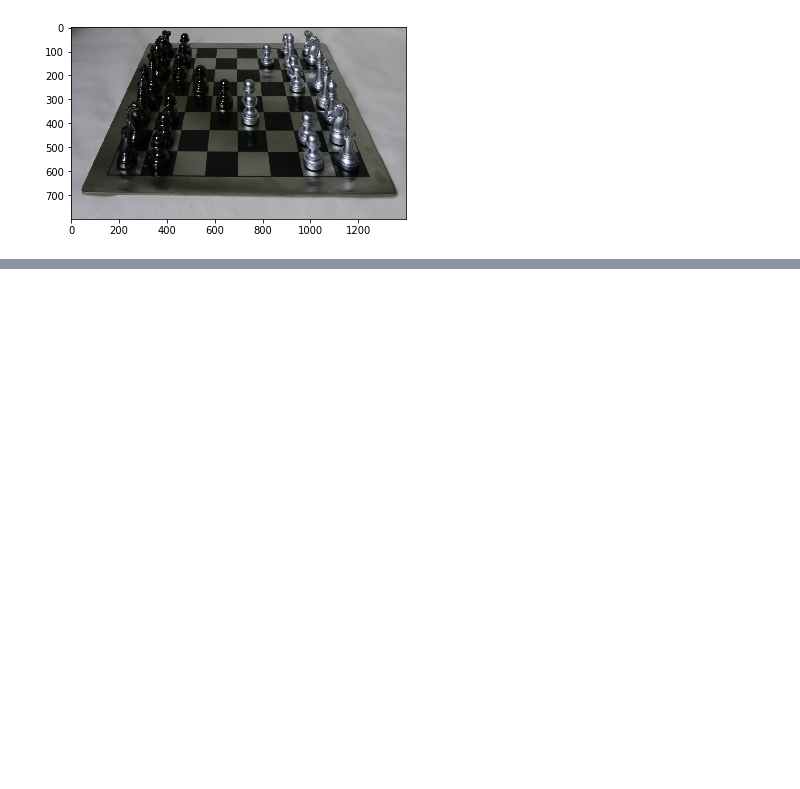
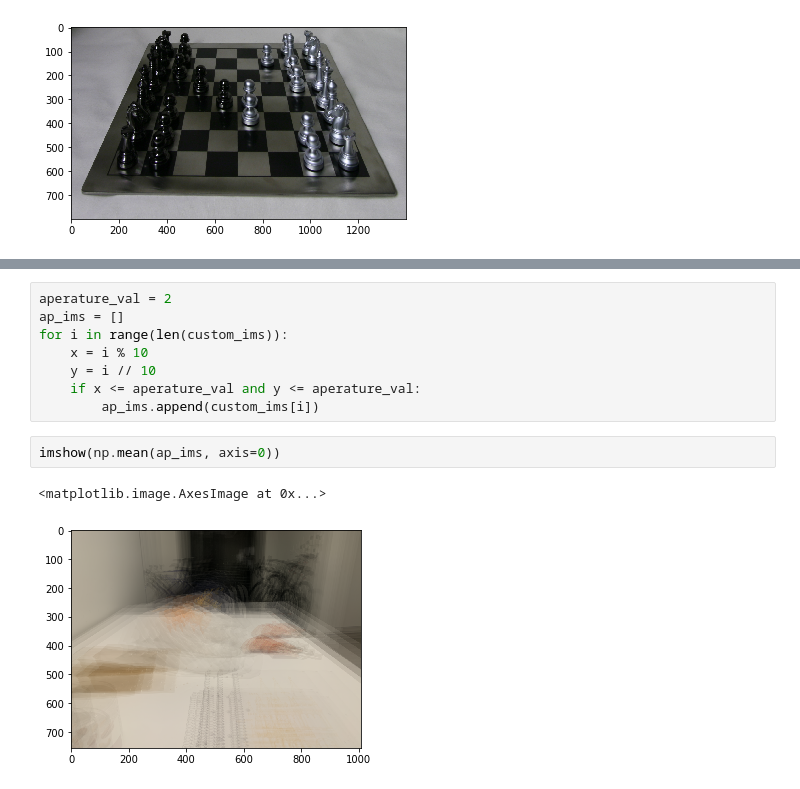
Before and after one commit to SauravShroff/LightFieldCamera, a Jupyter notebook: LightfieldCameraCode.ipynb, the cells around one changed output, grey strips where cells are left out. Drawn from its saved outputs; the diff is of its cells as text; blank space fills up the shorter version.

```diff
--- a/LightfieldCameraCode.ipynb
+++ b/LightfieldCameraCode.ipynb
@@ -66,0 +84,13 @@ imshow(imread(path + 'out_08_08_-818.578247_-3313.998047_.png'))
+# %%
+aperature_val = 2
+ap_ims = []
+for i in range(len(custom_ims)):
+    x = i % 10
+    y = i // 10
+    if x <= aperature_val and y <= aperature_val:
+        ap_ims.append(custom_ims[i])
+# %%
+imshow(np.mean(ap_ims, axis=0))
+# %% [output]
+<matplotlib.image.AxesImage at 0x...>
+[figure, added]
```
Also changed, not shown: parts of 4 cells of this notebook.
